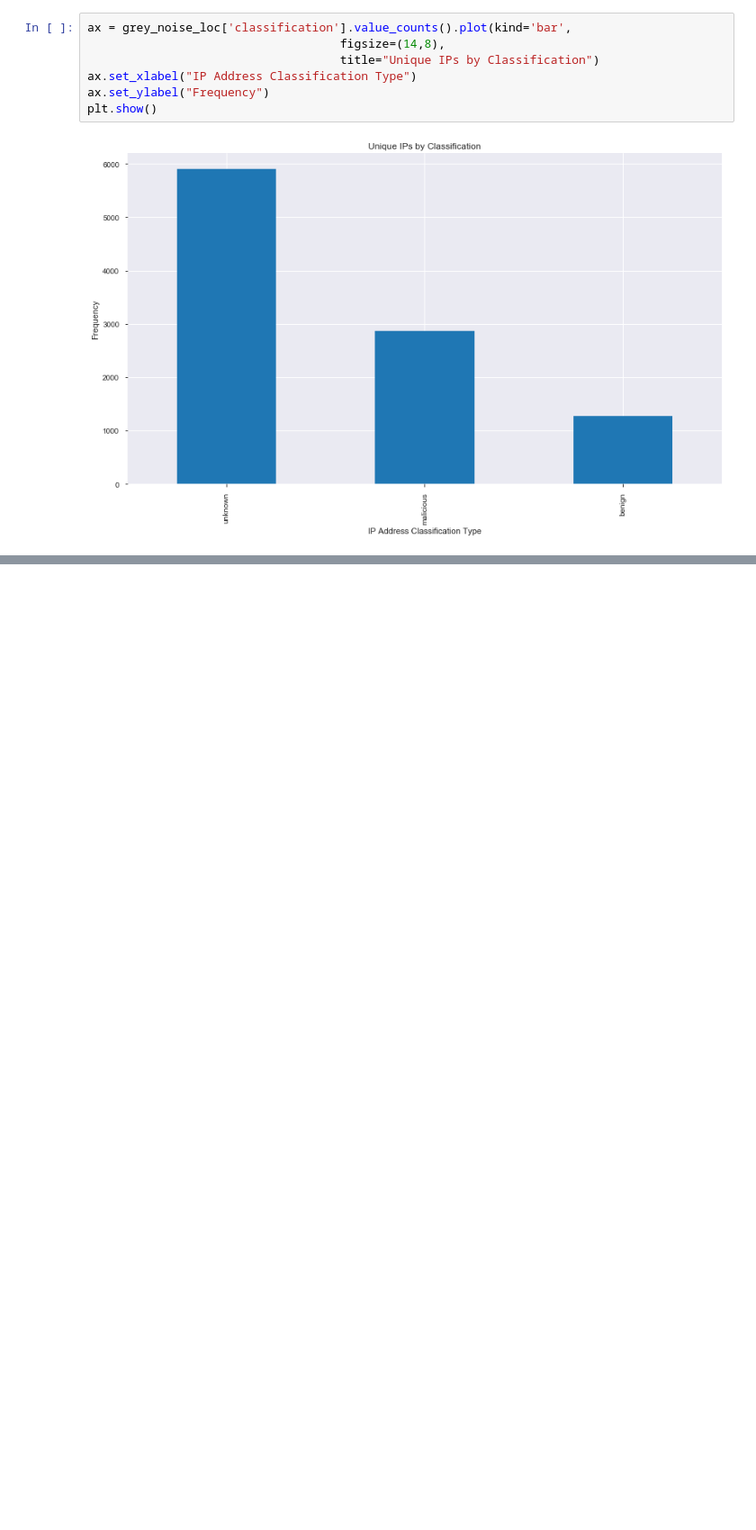
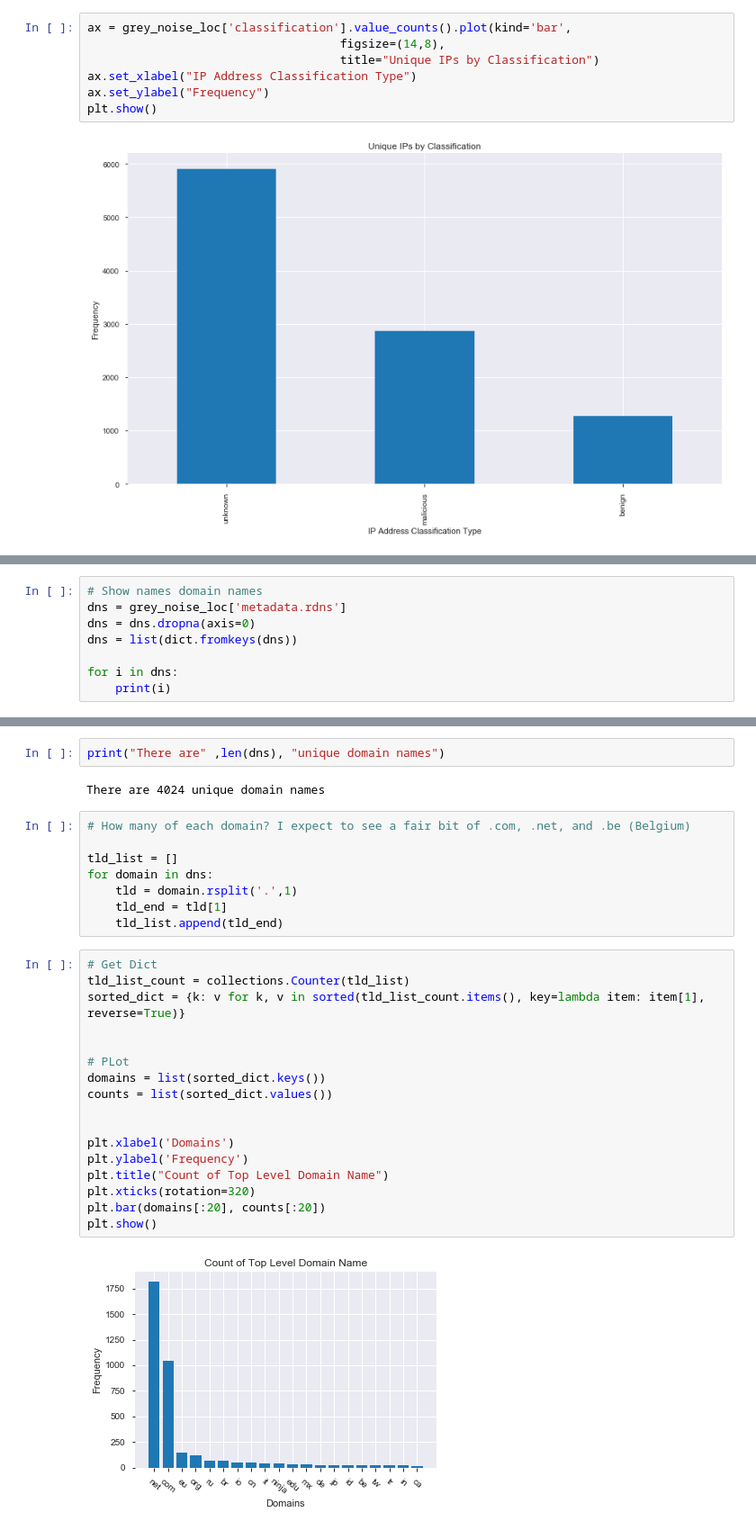
Before and after one commit to normur/ATA_honeypot, a Jupyter notebook: ATA_Honeypot_Analysis .ipynb, the cells around one changed output, grey strips where cells are left out. Shown at 90% size. Drawn from its saved outputs; the diff is of its cells as text; blank space fills up the shorter version.

Commit message:
Added Domain name analysis

```diff
--- a/ATA_Honeypot_Analysis .ipynb
+++ b/ATA_Honeypot_Analysis .ipynb
@@ -194,0 +215,8 @@ plt.show()
+# %%
+# Show names domain names
+dns = grey_noise_loc['metadata.rdns']
+dns = dns.dropna(axis=0)
+dns = list(dict.fromkeys(dns))
+
+for i in dns:
+    print(i)
@@ -194,0 +241,31 @@ plt.show()
+# %%
+print("There are" ,len(dns), "unique domain names")
+# %% [output]
+There are 4024 unique domain names
+# %%
+# How many of each domain? I expect to see a fair bit of .com, .net, and .be (Belgium)
+
+tld_list = []
+for domain in dns:
+    tld = domain.rsplit('.',1)
+    tld_end = tld[1]
+    tld_list.append(tld_end)
+# %%
+# Get Dict
+tld_list_count = collections.Counter(tld_list)
+sorted_dict = {k: v for k, v in sorted(tld_list_count.items(), key=lambda item: item[1], reverse=True)}
+
+
+# PLot
+domains = list(sorted_dict.keys())
+counts = list(sorted_dict.values())
+
+
+plt.xlabel('Domains')
+plt.ylabel('Frequency')
+plt.title("Count of Top Level Domain Name")
+plt.xticks(rotation=320)
+plt.bar(domains[:20], counts[:20])
+plt.show()
+# %% [output]
+[figure, added]
```
Also changed, not shown: parts of 6 cells of this notebook.
